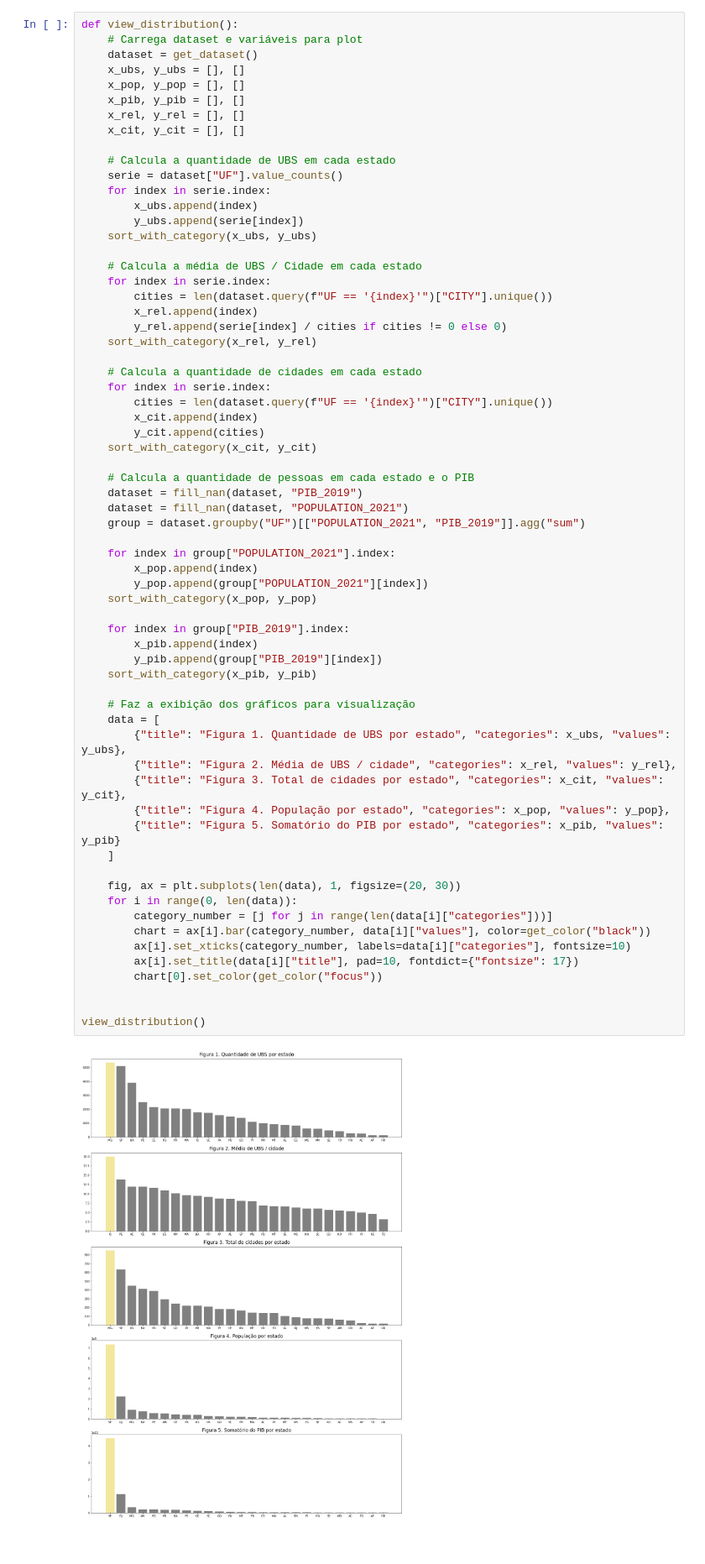
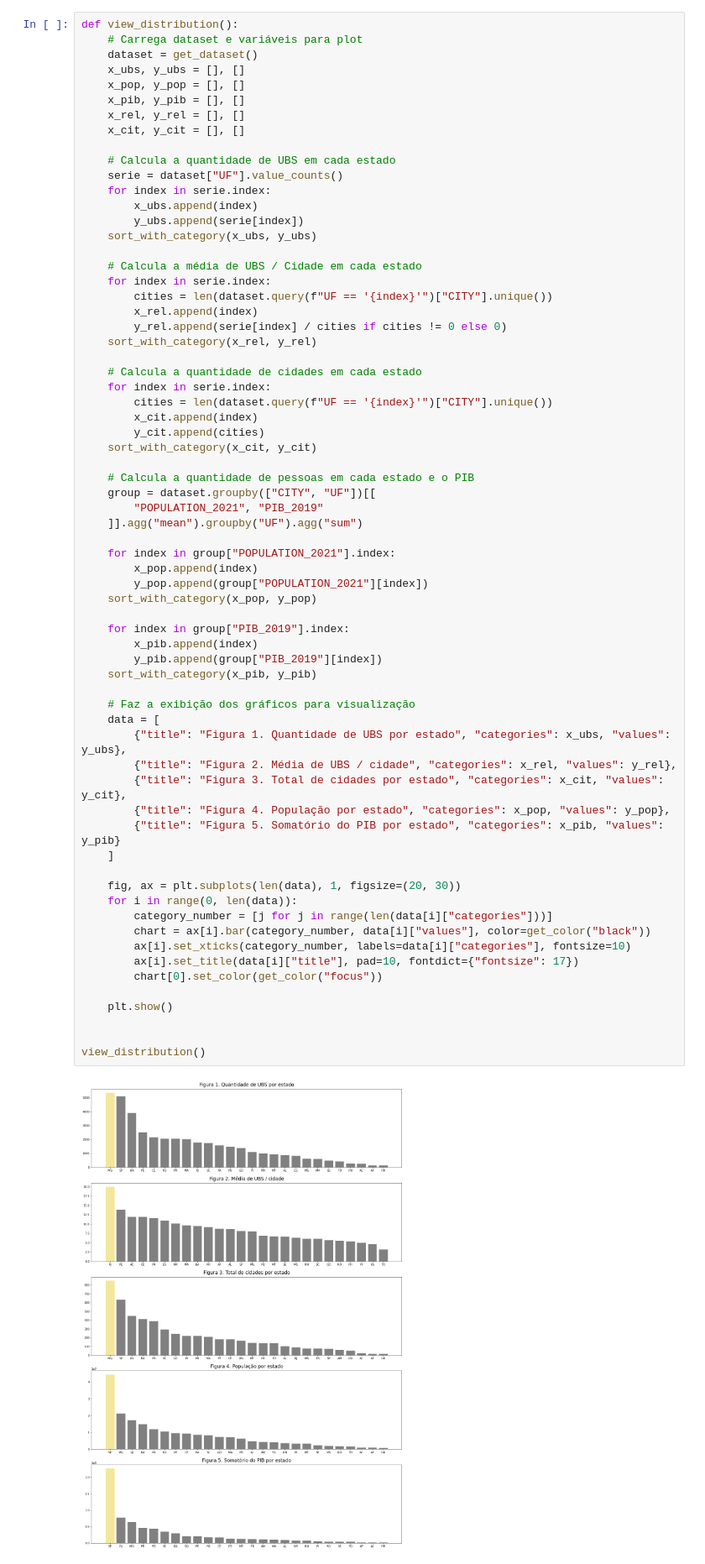
Before and after one commit to BrunoSantosPK/ubs_dist, a Jupyter notebook: notebooks/analysis.ipynb, the cells around one changed output. Shown: that part at 84% size. Cells and saved outputs as stored; diff of their text form.

```diff
--- a/notebooks/analysis.ipynb
+++ b/notebooks/analysis.ipynb
@@ -98,39 +77,41 @@ def view_distribution():
     sort_with_category(x_cit, y_cit)
 
     # Calcula a quantidade de pessoas em cada estado e o PIB
-    dataset = fill_nan(dataset, "PIB_2019")
-    dataset = fill_nan(dataset, "POPULATION_2021")
-    group = dataset.groupby("UF")[["POPULATION_2021", "PIB_2019"]].agg("sum")
+    group = dataset.groupby(["CITY", "UF"])[[
+        "POPULATION_2021", "PIB_2019"
+    ]].agg("mean").groupby("UF").agg("sum")
 
     for index in group["POPULATION_2021"].index:
         x_pop.append(index)
         y_pop.append(group["POPULATION_2021"][index])
     sort_with_category(x_pop, y_pop)
 
     for index in group["PIB_2019"].index:
         x_pib.append(index)
         y_pib.append(group["PIB_2019"][index])
     sort_with_category(x_pib, y_pib)
 
     # Faz a exibição dos gráficos para visualização
     data = [
         {"title": "Figura 1. Quantidade de UBS por estado", "categories": x_ubs, "values": y_ubs},
         {"title": "Figura 2. Média de UBS / cidade", "categories": x_rel, "values": y_rel},
         {"title": "Figura 3. Total de cidades por estado", "categories": x_cit, "values": y_cit},
         {"title": "Figura 4. População por estado", "categories": x_pop, "values": y_pop},
         {"title": "Figura 5. Somatório do PIB por estado", "categories": x_pib, "values": y_pib}
     ]
 
     fig, ax = plt.subplots(len(data), 1, figsize=(20, 30))
     for i in range(0, len(data)):
         category_number = [j for j in range(len(data[i]["categories"]))]
         chart = ax[i].bar(category_number, data[i]["values"], color=get_color("black"))
         ax[i].set_xticks(category_number, labels=data[i]["categories"], fontsize=10)
         ax[i].set_title(data[i]["title"], pad=10, fontdict={"fontsize": 17})
         chart[0].set_color(get_color("focus"))
 
+    plt.show()
+
 
 view_distribution()
 # %% [output]
-[figure, old version]
+[figure, new version]
 # %% [markdown]
```
Also changed, not shown: parts of 8 cells of this notebook, 1 other file.
